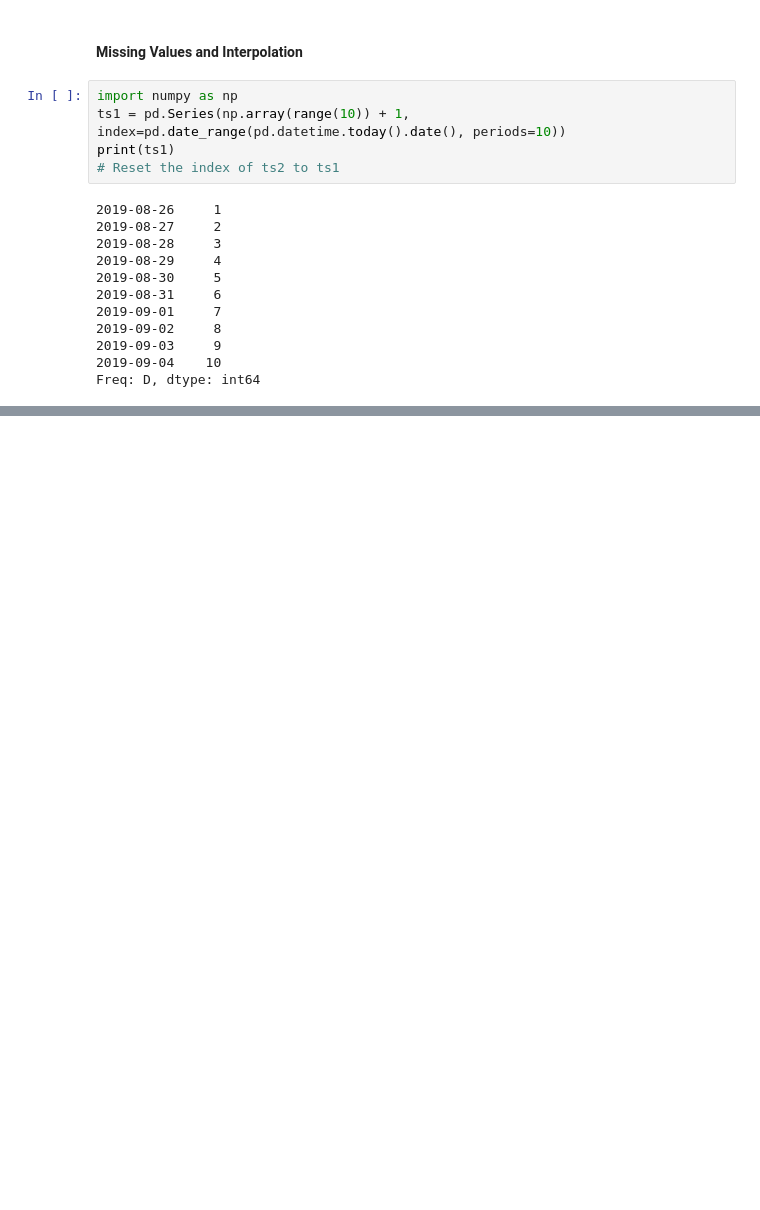
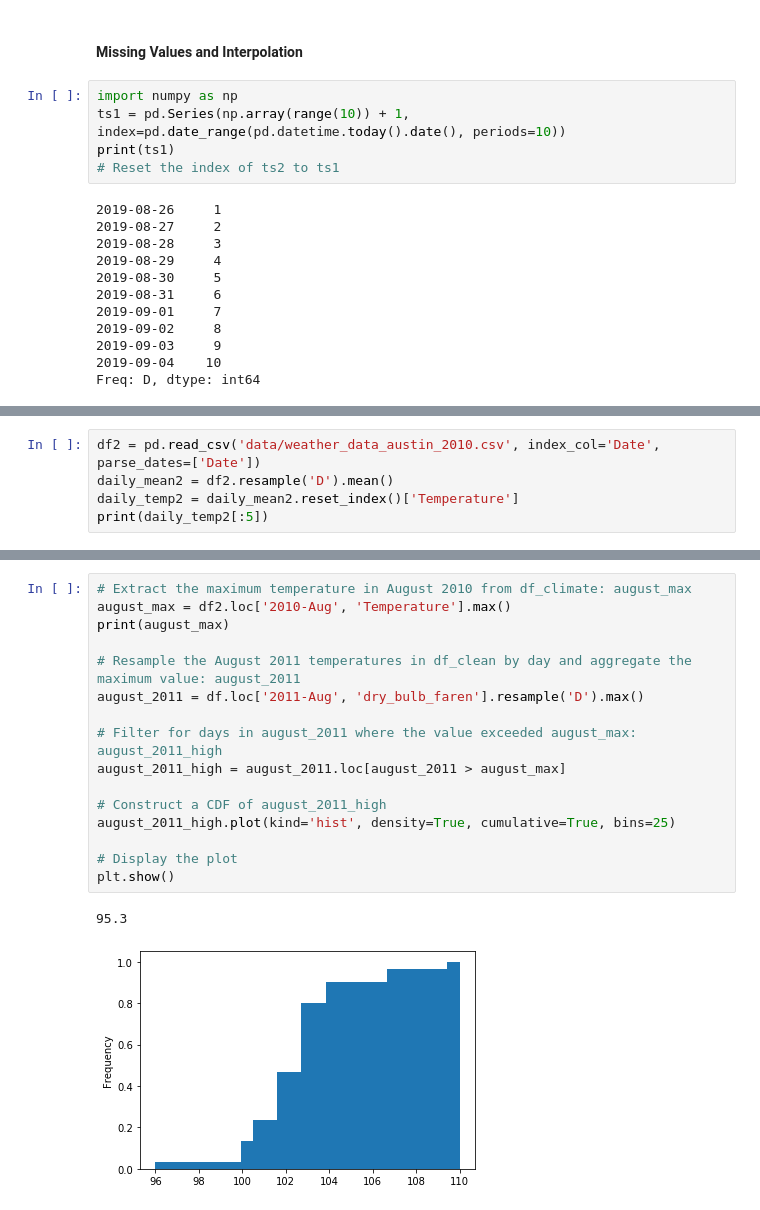
Before and after one commit to thap/python_basics_to_advanced, a Jupyter notebook: pandas foundations.ipynb, the cells around one changed output, grey strips where cells are left out. Saved outputs shown, nothing was run; the diff lists cells and outputs as text; blank space fills up the shorter version.

```diff
--- a/pandas foundations.ipynb
+++ b/pandas foundations.ipynb
@@ -874,0 +983,5 @@ Freq: D, dtype: int64
+# %%
+df2 = pd.read_csv('data/weather_data_austin_2010.csv', index_col='Date', parse_dates=['Date'])
+daily_mean2 = df2.resample('D').mean()
+daily_temp2 = daily_mean2.reset_index()['Temperature']
+print(daily_temp2[:5])
@@ -874,0 +1084,19 @@ Freq: D, dtype: int64
+# %%
+# Extract the maximum temperature in August 2010 from df_climate: august_max
+august_max = df2.loc['2010-Aug', 'Temperature'].max()
+print(august_max)
+
+# Resample the August 2011 temperatures in df_clean by day and aggregate the maximum value: august_2011
+august_2011 = df.loc['2011-Aug', 'dry_bulb_faren'].resample('D').max()
+
+# Filter for days in august_2011 where the value exceeded august_max: august_2011_high
+august_2011_high = august_2011.loc[august_2011 > august_max]
+
+# Construct a CDF of august_2011_high
+august_2011_high.plot(kind='hist', density=True, cumulative=True, bins=25)
+
+# Display the plot
+plt.show()
+# %% [output]
+95.3
+[figure, added]
```
Also changed, not shown: parts of 22 cells of this notebook, 1 other file.
